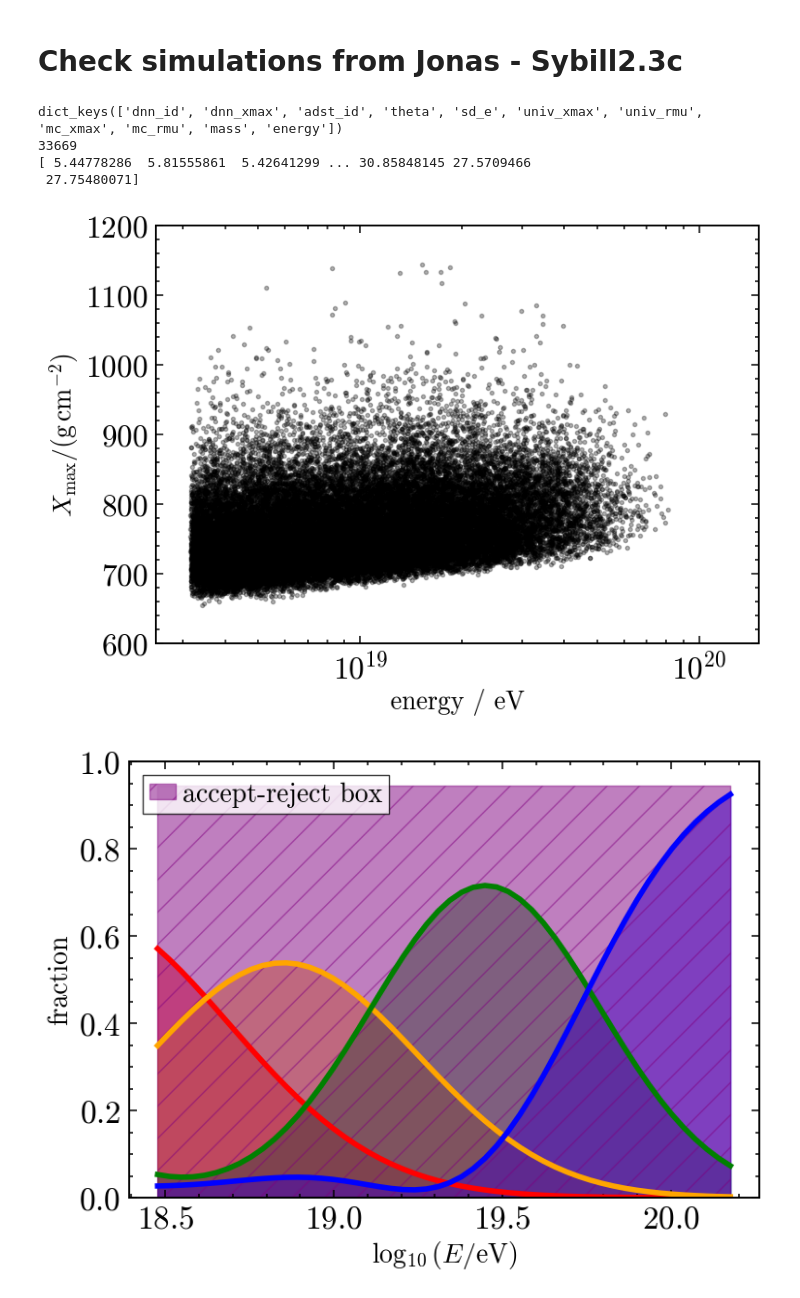
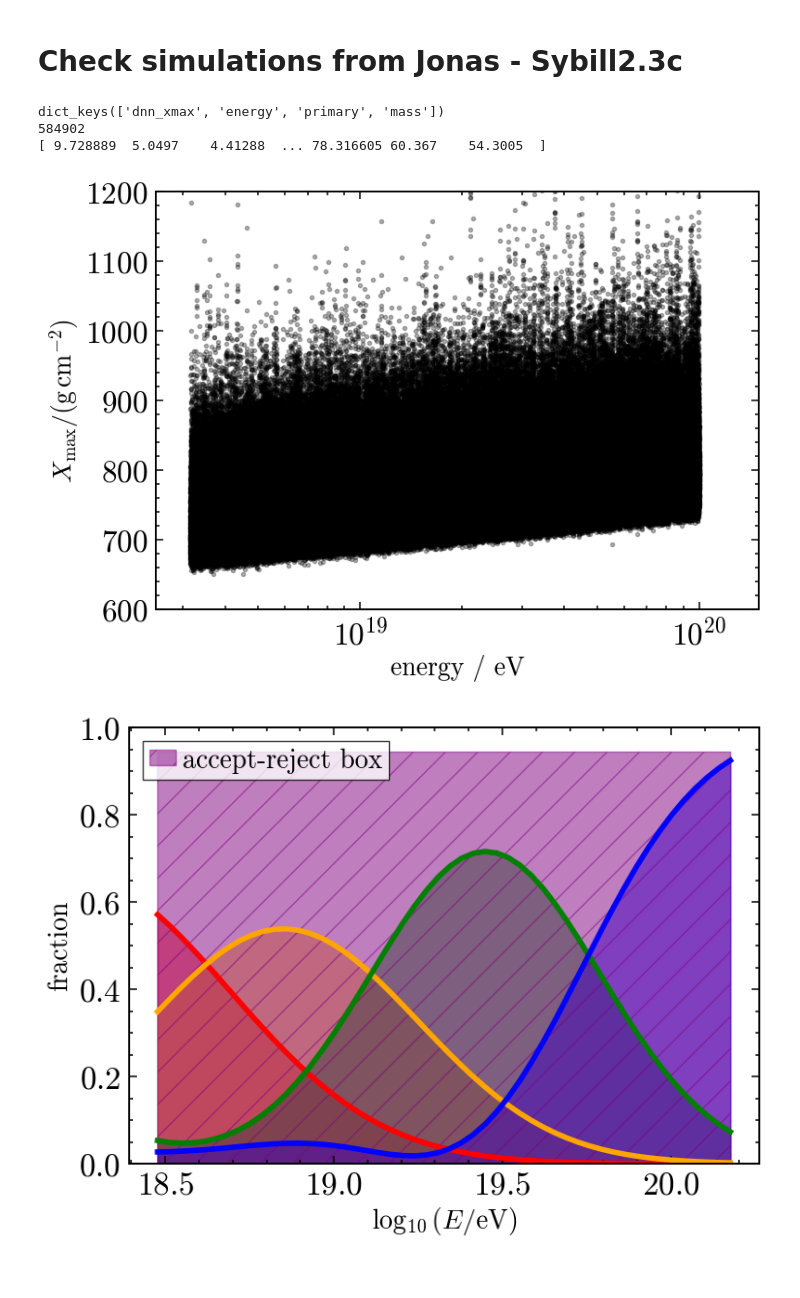
Before and after one commit to paolo-magnani/aixnet_simulations, a Jupyter notebook: other/sim_part1.ipynb, the cells around one changed output. Saved outputs shown, nothing was run; the diff lists cells and outputs as text; code cells hidden in the pictures.

```diff
--- a/other/sim_part1.ipynb
+++ b/other/sim_part1.ipynb
@@ -44,43 +44,42 @@ from simulated_dipole import *
 
 ## In case of Universality
 
-dd = file_loader('Universality')
+dd = file_loader('AixNet_EPOS')
 print(dd.keys())
 
 # plt.figure(figsize=(10,6))
 # plt.scatter(dd['energy'], dd['sd_energy'], color='k', alpha=0.03)
 
 print(len(dd['energy']))
 print(dd['energy'])
 
 # plt.figure(figsize=(10,6))
 # # plt.hist(np.log10(dd['energy'][dd['mass']!=6]*1e18), color='k')
 # plt.hist(np.log10(dd['energy']*1e18), color='k')
 # # plt.plot(bin_centers, hist_2, color='k', linewidth=4)
 # plt.xlabel(r'$\log_{10}(E\,/\,\mathrm{eV})$')
 # plt.ylabel(r'# simulated events')
 # #plt.xscale('log')
 # #plt.yscale('log')
 # plt.show()
 
 # data_mask = flatten_distr(dd['energy'])
 # dd = dict_cutter(dd, data_mask)
 # print(dd.items())
 plt.figure(figsize=(10,6))
 #plt.title('Simulated data')
 plt.scatter(dd['energy']*1e18, dd['dnn_xmax'], alpha=0.3, color='k')
 plt.xlabel(r'energy / eV')
 plt.ylabel(r'$X_\mathrm{max} / \mathrm{(g \, cm^{-2})}$')
 plt.xscale('log')
 plt.ylim(600, 1200)
 plt.xlim(2.5e18, 150e18)
 plt.show()
 # %% [output]
-dict_keys(['dnn_id', 'dnn_xmax', 'adst_id', 'theta', 'sd_e', 'univ_xmax', 'univ_rmu', 'mc_xmax', 'mc_rmu', 'mass', 'energy'])
-33669
-[ 5.44778286  5.81555861  5.42641299 ... 30.85848145 27.5709466
- 27.75480071]
+dict_keys(['dnn_xmax', 'energy', 'primary', 'mass'])
+584902
+[ 9.728889  5.0497    4.41288  ... 78.316605 60.367    54.3005  ]
-[figure, old version]
+[figure, new version]
 # %%
 mf = mass_fractions(model='EPOS')
 ene = np.linspace(np.log10(3e18),np.log10(150e18))
```
Also changed, not shown: parts of 5 cells of this notebook, 6 other files.
